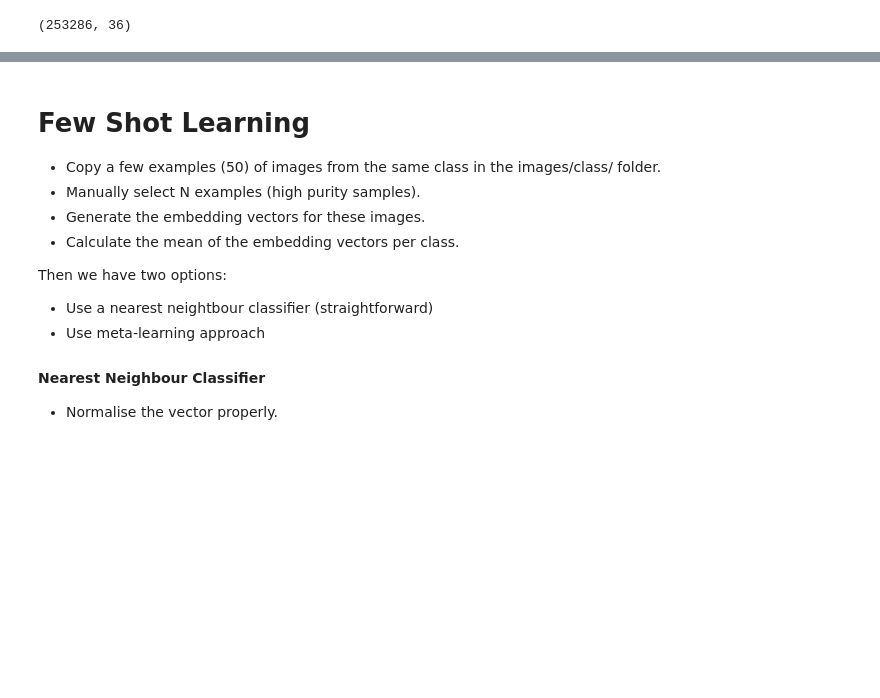
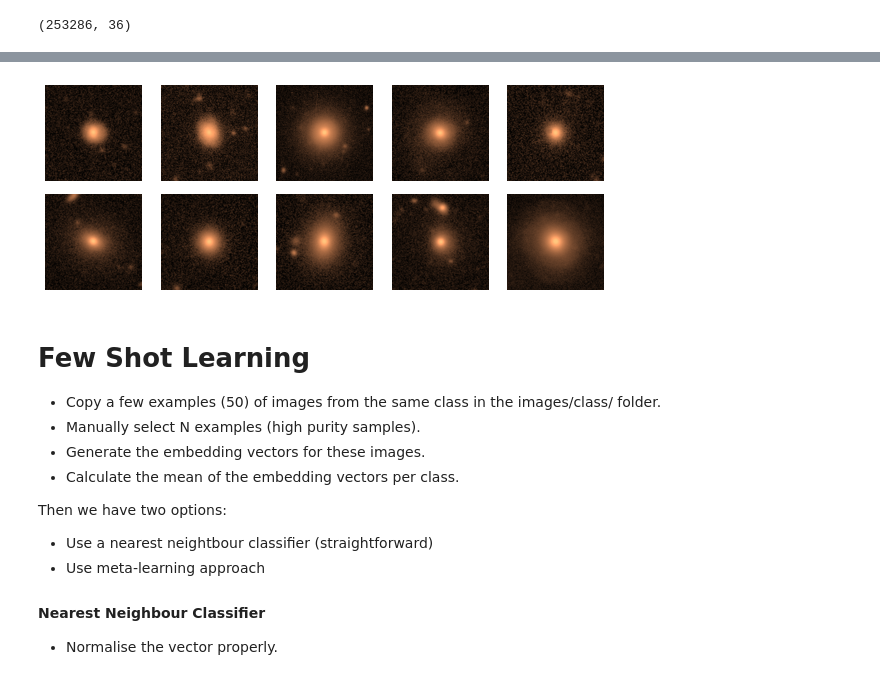
Before and after one commit to Harry45/MTL, a Jupyter notebook: decals.ipynb, the cells around one changed output, grey strips where cells are left out. Saved outputs shown, nothing was run; the diff lists cells and outputs as text; code cells hidden in the pictures; blank space fills up the shorter version.

```diff
--- a/decals.ipynb
+++ b/decals.ipynb
@@ -308,3 +297,7 @@ model_1 = nn.Sequential(*list(model.children())[1]['task_1'].layers[:-1])
+# %%
+visualise_neighbour(d_mtl, test_loader, 10, multilabel=False, save = False, ref_id = ref_id)
+# %% [output]
+[figure, added]
 # %% [markdown]
 # Few Shot Learning
 
```
Also changed, not shown: parts of 230 cells of this notebook, 2 other files.
